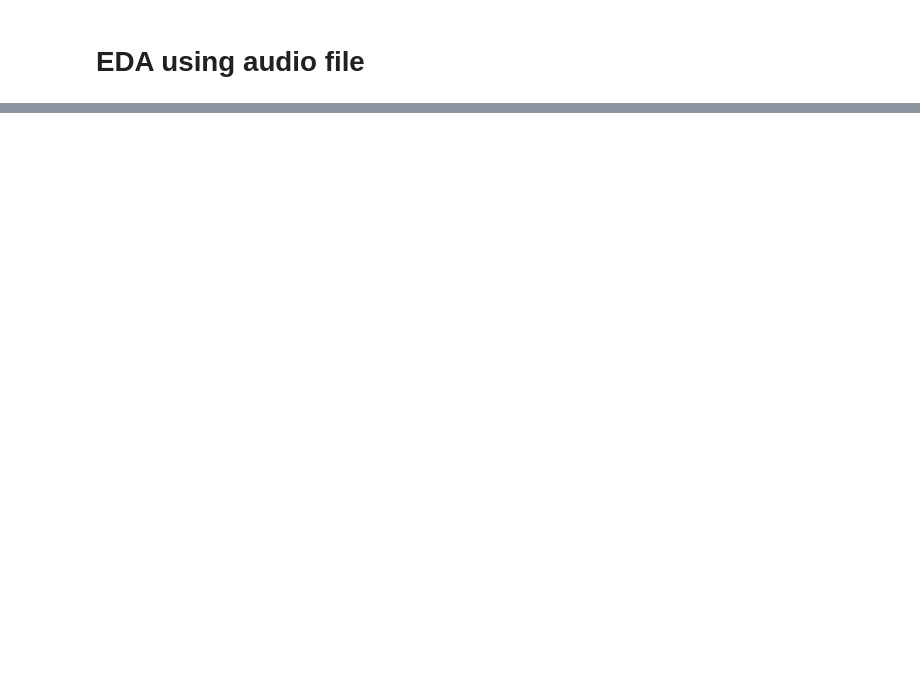
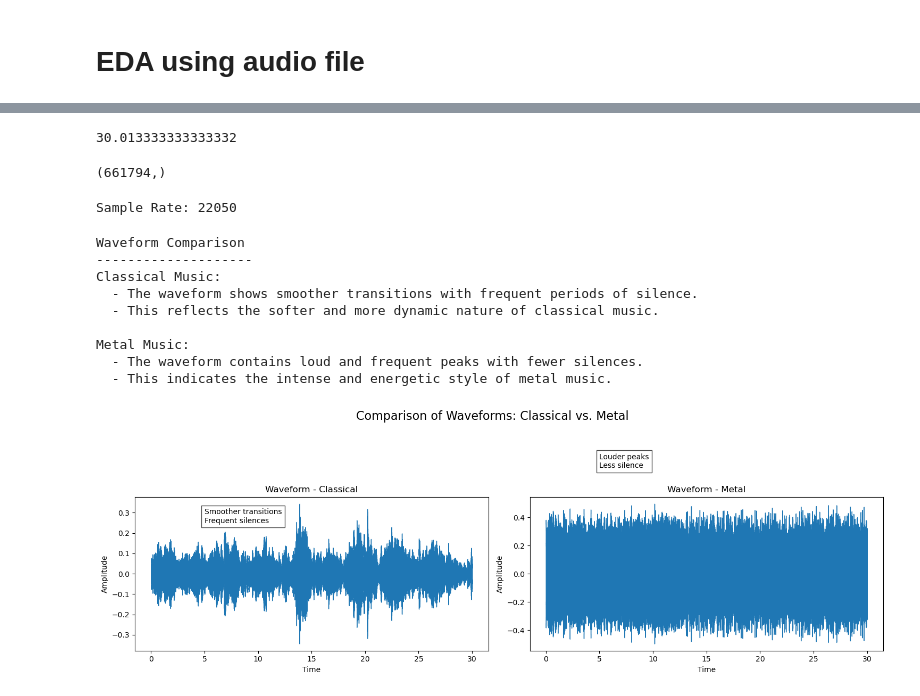
Before and after one commit to rajanhans/SDS-CP018-music-classifier, a Jupyter notebook: notebooks/rajat-thakur/rajat-music-classifier.ipynb, the cells around one changed output, grey strips where cells are left out. Cells and saved outputs as stored; diff of their text form; code cells hidden in the pictures; blank space fills up the shorter version.

Commit message:
adding EDA using image

```diff
--- a/notebooks/rajat-thakur/rajat-music-classifier.ipynb
+++ b/notebooks/rajat-thakur/rajat-music-classifier.ipynb
@@ -106,0 +116,2 @@ sns.countplot(x="label", data=features_30_sec)
+# %%
+audio_data, sampling_rate = librosa.load('/Users/rajatthakur/MyDocumets/SuperDatascience DataSet/Music ClassifierGTZAN Dataset/genres_original/classical/classical.00000.wav', sr = None )
@@ -106,0 +125,8 @@ sns.countplot(x="label", data=features_30_sec)
+# %%
+duration
+# %% [output]
+30.013333333333332
+# %%
+audio_data.shape
+# %% [output]
+(661794,)
@@ -106,0 +135,59 @@ sns.countplot(x="label", data=features_30_sec)
+# %%
+print(f"Sample Rate: {sampling_rate}")
+# %% [output]
+Sample Rate: 22050
+# %%
+audio_data_metal, sampling_rate_metal = librosa.load('/Users/rajatthakur/MyDocumets/SuperDatascience DataSet/Music ClassifierGTZAN Dataset/genres_original/metal/metal.00000.wav', sr = None )
+# %%
+import matplotlib.pyplot as plt
+import librosa.display
+
+# Create subplots for side-by-side comparison
+plt.figure(figsize=(15, 5))
+
+print("Waveform Comparison")
+print("-" * 20)  # Print a line of dashes for visual separation
+print("Classical Music:")
+print("  - The waveform shows smoother transitions with frequent periods of silence.")
+print("  - This reflects the softer and more dynamic nature of classical music.")
+print("")
+print("Metal Music:")
+print("  - The waveform contains loud and frequent peaks with fewer silences.")
+print("  - This indicates the intense and energetic style of metal music.")
+
+plt.suptitle('Comparison of Waveforms: Classical vs. Metal', fontsize=16, y=1.02)
+
+# Waveform for classical
+plt.subplot(1, 2, 1)
+librosa.display.waveshow(audio_data, sr=sampling_rate)
+plt.title('Waveform - Classical')
+plt.xlabel('Time')
+plt.ylabel('Amplitude')
+# annotation for classical
+plt.text(5, 0.25, 'Smoother transitions\nFrequent silences', fontsize=10,
+         bbox=dict(facecolor='white', alpha=0.7))
+
+
+# Waveform for metal
+plt.subplot(1, 2, 2)
+librosa.display.waveshow(audio_data_metal, sr=sampling_rate_metal)
+plt.title('Waveform - Metal')
+plt.xlabel('Time')
+plt.ylabel('Amplitude')
+
+plt.text(5, 0.75, 'Louder peaks\nLess silence', fontsize=10,
+         bbox=dict(facecolor='white', alpha=0.7))
+
+plt.tight_layout()
+plt.show()
+# %% [output]
+Waveform Comparison
+--------------------
+Classical Music:
+  - The waveform shows smoother transitions with frequent periods of silence.
+  - This reflects the softer and more dynamic nature of classical music.
+
+Metal Music:
+  - The waveform contains loud and frequent peaks with fewer silences.
+  - This indicates the intense and energetic style of metal music.
+[figure, added]
```
Also changed, not shown: parts of 11 cells of this notebook.
